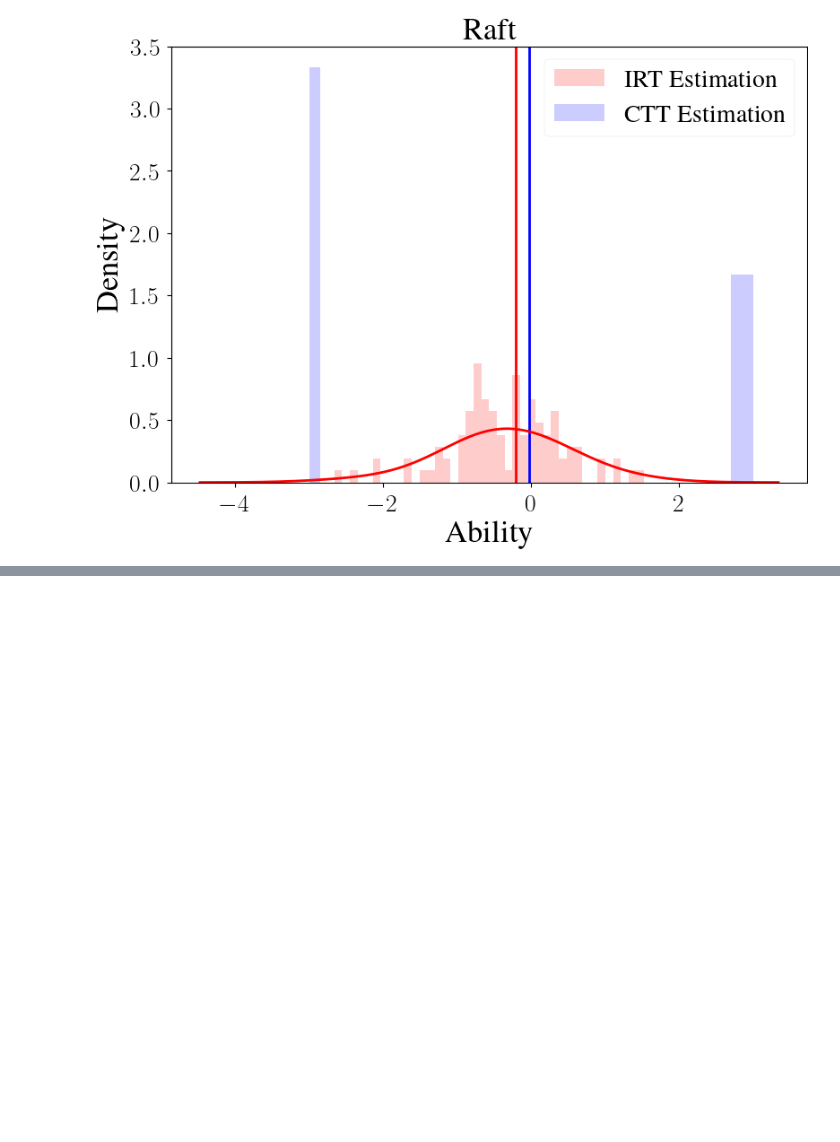
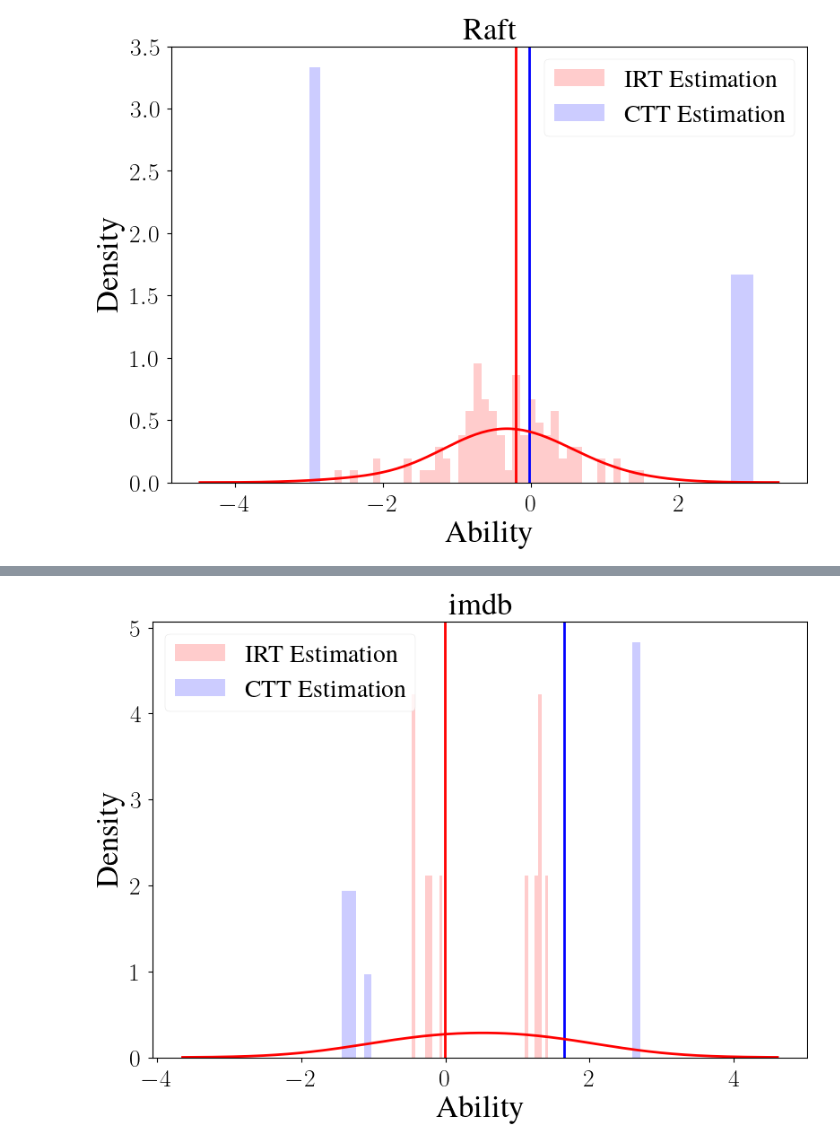
Before and after one commit to aims-foundations/reeval, a Jupyter notebook: src/visulize.ipynb, the cells around one changed output, grey strips where cells are left out. Cells and saved outputs as stored; diff of their text form; code cells hidden in the pictures; blank space fills up the shorter version.

```diff
--- a/src/visulize.ipynb
+++ b/src/visulize.ipynb
@@ -320,0 +361,70 @@ plt.savefig('../plot/raft_easy_hard', dpi=300, bbox_inches='tight')
+# %%
+import seaborn as sns
+import matplotlib.pyplot as plt
+from tueplots import bundles
+plt.rcParams.update(bundles.icml2022())
+plt.style.use('seaborn-v0_8-paper')
+import numpy as np
+import pandas as pd
+import torch
+
+# dataset = 'real_tox'
+# dataset = 'ent_data'
+dataset = 'imdb'
+# dataset = 'bold'
+
+df = pd.read_csv(f'../data/hard_easy_test/{dataset}/{dataset}_0.csv')
+theta_hats_all = df['theta_hat'].values
+y_means_all = df['y_mean'].values
+
+response_matrix = pd.read_csv(
+    f'../data/pre_calibration/{dataset}/matrix.csv', index_col=0
+).values
+
+# Load theta values
+theta = pd.read_csv(
+    f'../data/nonamor_calibration/{dataset}/nonamor_theta.csv'
+)["theta"].values
+
+# Load z values
+z = pd.read_csv(
+    f'../data/nonamor_calibration/{dataset}/nonamor_z.csv'
+)["z"].values
+
+# Create a mask for rows in y with more than 500 non -1 values
+valid_rows_mask = (response_matrix != -1).sum(axis=1) > 500
+
+# Filter theta and response matrix using the valid rows mask
+filtered_theta = theta[valid_rows_mask]
+filtered_response_matrix = response_matrix[valid_rows_mask]
+
+# Find the index of the theta value closest to zero among the filtered rows
+min_index = np.argmin(np.abs(filtered_theta))
+
+# Select the row from the response matrix
+y = filtered_response_matrix[min_index]
+
+# Create a mask for valid entries (non -1) in the selected row
+valid_cols_mask = y != -1
+
+# Apply the valid columns mask to both y and z
+y = y[valid_cols_mask]
+z = z[valid_cols_mask]
+
+# theta value corresponding to the selected row
+theta = filtered_theta[min_index]
+
+plt.figure(figsize=(8, 6))
+plt.hist(theta_hats_all, bins=40, color='red', alpha=0.2, label='IRT Estimation', density=True)
+plt.hist(y_means_all, bins=40, color='blue', alpha=0.2, label='CTT Estimation', density=True)
+plt.axvline(x=theta, color='red', linestyle='-', linewidth=2)
+plt.axvline(x=y.mean().item() * 6 - 3, color='blue', linewidth=2)
+sns.kdeplot(theta_hats_all, color='red', linewidth=2, bw_adjust=2)
+plt.xlabel(r'Ability', fontsize=25)
+plt.ylabel(r'Density', fontsize=25)
+plt.legend(fontsize=20)
+plt.tick_params(axis='both', labelsize=20)
+plt.title(f'{dataset}', fontsize=25)
+plt.savefig(f'../plot/{dataset}_easy_hard', dpi=300, bbox_inches='tight')
+# %% [output]
+[figure, added]
```
Also changed, not shown: parts of 1 cell of this notebook, 5 other files.
